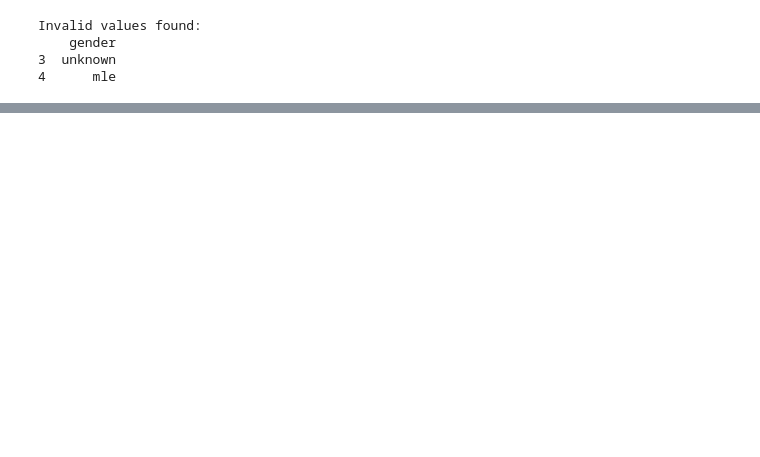
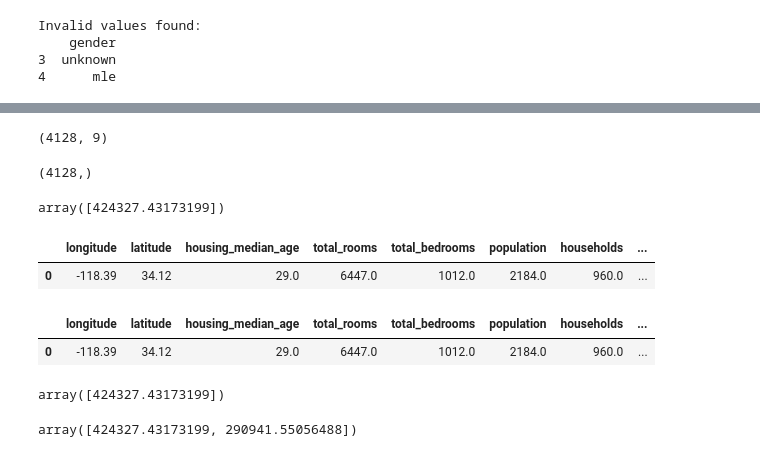
Before and after one commit to amargajula123/MLOps_California_House_Price_Prediction, a Jupyter notebook: notebook/housing_predictor.ipynb, the cells around one changed output, grey strips where cells are left out. Saved outputs shown, nothing was run; the diff lists cells and outputs as text; code cells hidden in the pictures; blank space fills up the shorter version.

```diff
--- a/notebook/housing_predictor.ipynb
+++ b/notebook/housing_predictor.ipynb
@@ -65,0 +175,5 @@ Invalid values found:
+# %%
+df2 = df.drop(columns=['median_house_value'])
+df2.shape
+# %% [output]
+(4128, 9)
@@ -65,0 +182,28 @@ Invalid values found:
+# %%
+pred_df2.shape
+# %% [output]
+(4128,)
+# %%
+single_record = pd.DataFrame(df[:1].to_dict())
+# %%
+housing_predictor.predict(X=single_record)
+# %% [output]
+array([424327.43173199])
+# %%
+single_record
+# %% [output]
+|  | longitude | latitude | housing_median_age | total_rooms | total_bedrooms | population | households | ... |
+| 0 | -118.39 | 34.12 | 29.0 | 6447.0 | 1012.0 | 2184.0 | 960.0 | ... |
+# %%
+df[:1]
+# %% [output]
+|  | longitude | latitude | housing_median_age | total_rooms | total_bedrooms | population | households | ... |
+| 0 | -118.39 | 34.12 | 29.0 | 6447.0 | 1012.0 | 2184.0 | 960.0 | ... |
+# %%
+housing_predictor.predict(X=df[:1])
+# %% [output]
+array([424327.43173199])
+# %%
+housing_predictor.predict(X=df[:2])
+# %% [output]
+array([424327.43173199, 290941.55056488])
```
Also changed, not shown: parts of 28 cells of this notebook, 25 other files.
